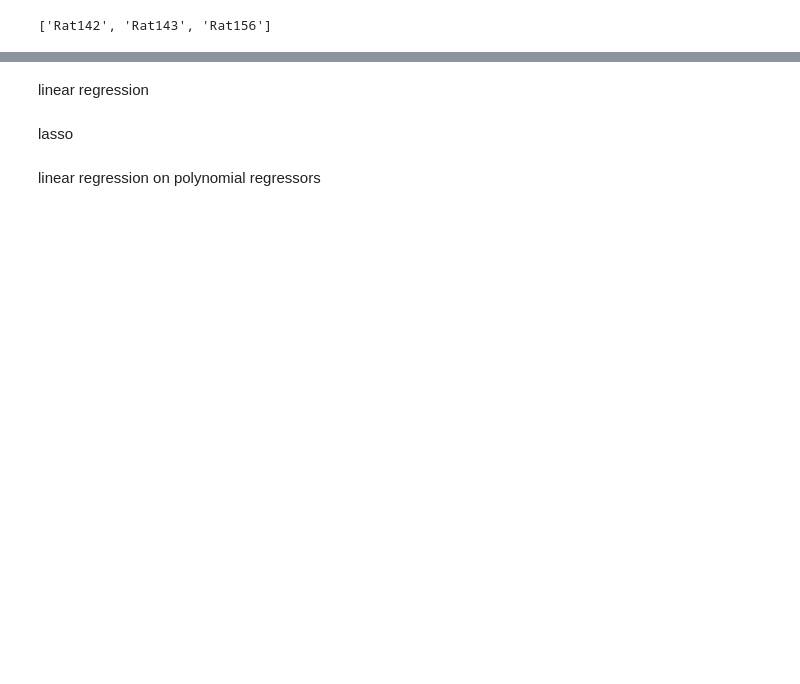
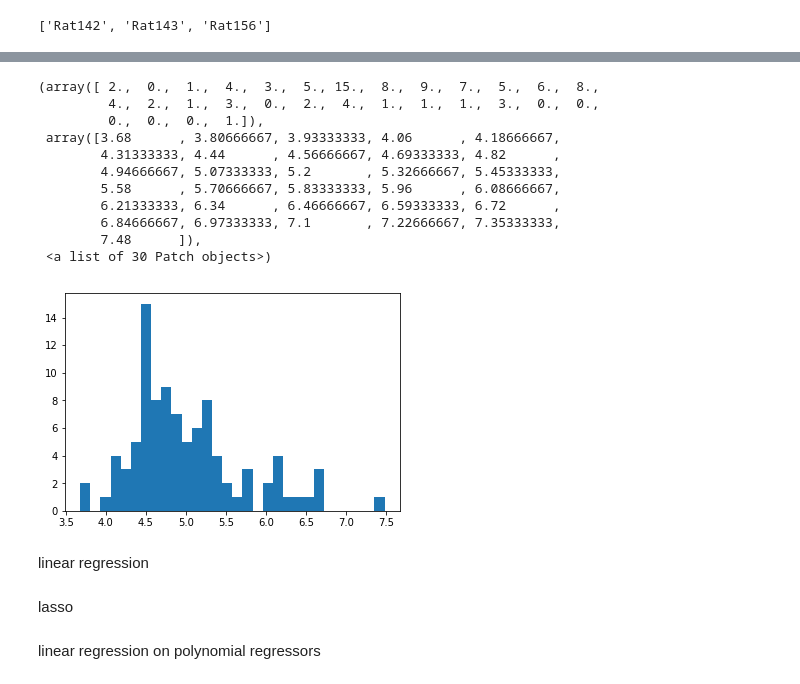
Before and after one commit to AtMostafa/2020-striatal-function, a Jupyter notebook: _experimental/TestNotebook.ipynb, the cells around one changed output, grey strips where cells are left out. Saved outputs shown, nothing was run; the diff lists cells and outputs as text; code cells hidden in the pictures; blank space fills up the shorter version.

```diff
--- a/_experimental/TestNotebook.ipynb
+++ b/_experimental/TestNotebook.ipynb
@@ -67,0 +71,40 @@ print(animalList)
+# %%
+def sequential_trials(data, xFront=20, xBackMin=40):
+    detect_trial_end(data,trials=data.position.keys())
+    cs=int(data.cameraSamplingRate)
+    beamOff=scipy.stats.mode(read_file(data,paramName="consider beam state after (s)",valueType=float
+                                      )).mode[0]
+    beamStart=int(cs*beamOff)
+    trialStart=int(cs*data.cameraToTreadmillDelay)
+
+    seqTrial=[]
+    fireTime=[]
+    for trial,pos in data.position.items():
+        #starting from the front
+        if pos[trialStart]>xFront:
+            continue
+        #not completing the trial
+        if np.isnan(data.entranceTime[trial]) or data.entranceTime[trial]==data.maxTrialDuration[trial]:
+            continue
+
+        trialPos=pos[trialStart:data.indexEndTrial[trial]]
+        #moving a sufficiently backward!
+        if trialPos.max() < xBackMin:
+            continue
+        #moving backward uninterrupted
+        backwardEpoch=trialPos[beamStart:trialPos.argmax()]
+        #check relative ascension
+        if np.any(np.diff(backwardEpoch)<0):
+            continue
+
+        #moving forward uninterrupted
+        forwardEpoch=trialPos[trialPos.argmax():]
+        #check relative declininig
+        if np.any(np.diff(forwardEpoch)>0):
+            continue
+
+        #The trial IS indeed sequential
+        seqTrial.append(trial)
+        fireTime.append((trialPos.argmax()/cs))
+
+    return np.array(seqTrial),np.array(fireTime)
@@ -68,3 +127,18 @@ print(animalList)
+# %%
+plt.hist(b,30)
+# %% [output]
+(array([ 2.,  0.,  1.,  4.,  3.,  5., 15.,  8.,  9.,  7.,  5.,  6.,  8.,
+         4.,  2.,  1.,  3.,  0.,  2.,  4.,  1.,  1.,  1.,  3.,  0.,  0.,
+         0.,  0.,  0.,  1.]),
+ array([3.68      , 3.80666667, 3.93333333, 4.06      , 4.18666667,
+        4.31333333, 4.44      , 4.56666667, 4.69333333, 4.82      ,
+        4.94666667, 5.07333333, 5.2       , 5.32666667, 5.45333333,
+        5.58      , 5.70666667, 5.83333333, 5.96      , 6.08666667,
+        6.21333333, 6.34      , 6.46666667, 6.59333333, 6.72      ,
+        6.84666667, 6.97333333, 7.1       , 7.22666667, 7.35333333,
+        7.48      ]),
+ <a list of 30 Patch objects>)
+[figure, added]
 # %%
 class forwardRunningSpeed:
     '''
```
Also changed, not shown: parts of 4 cells of this notebook.
